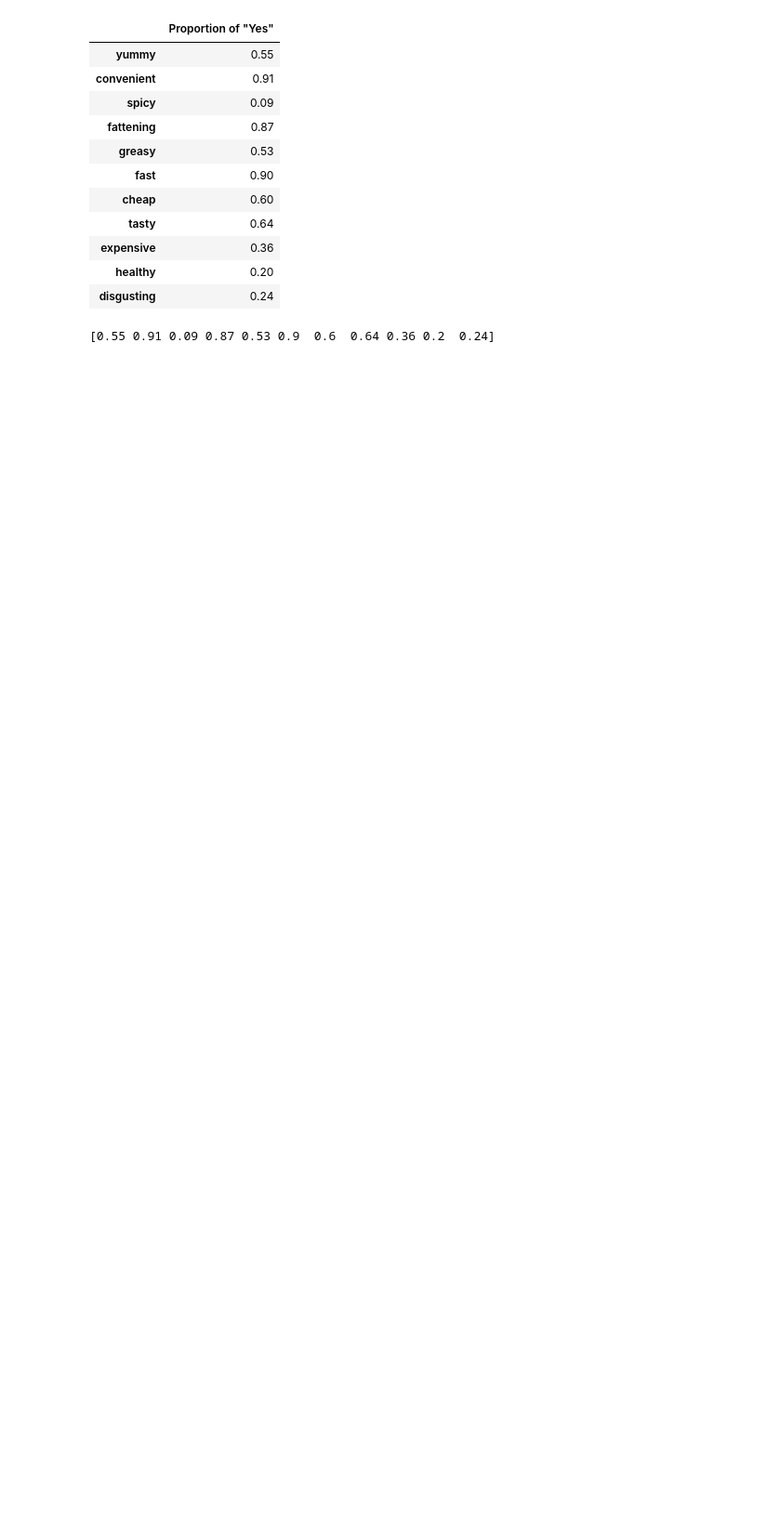
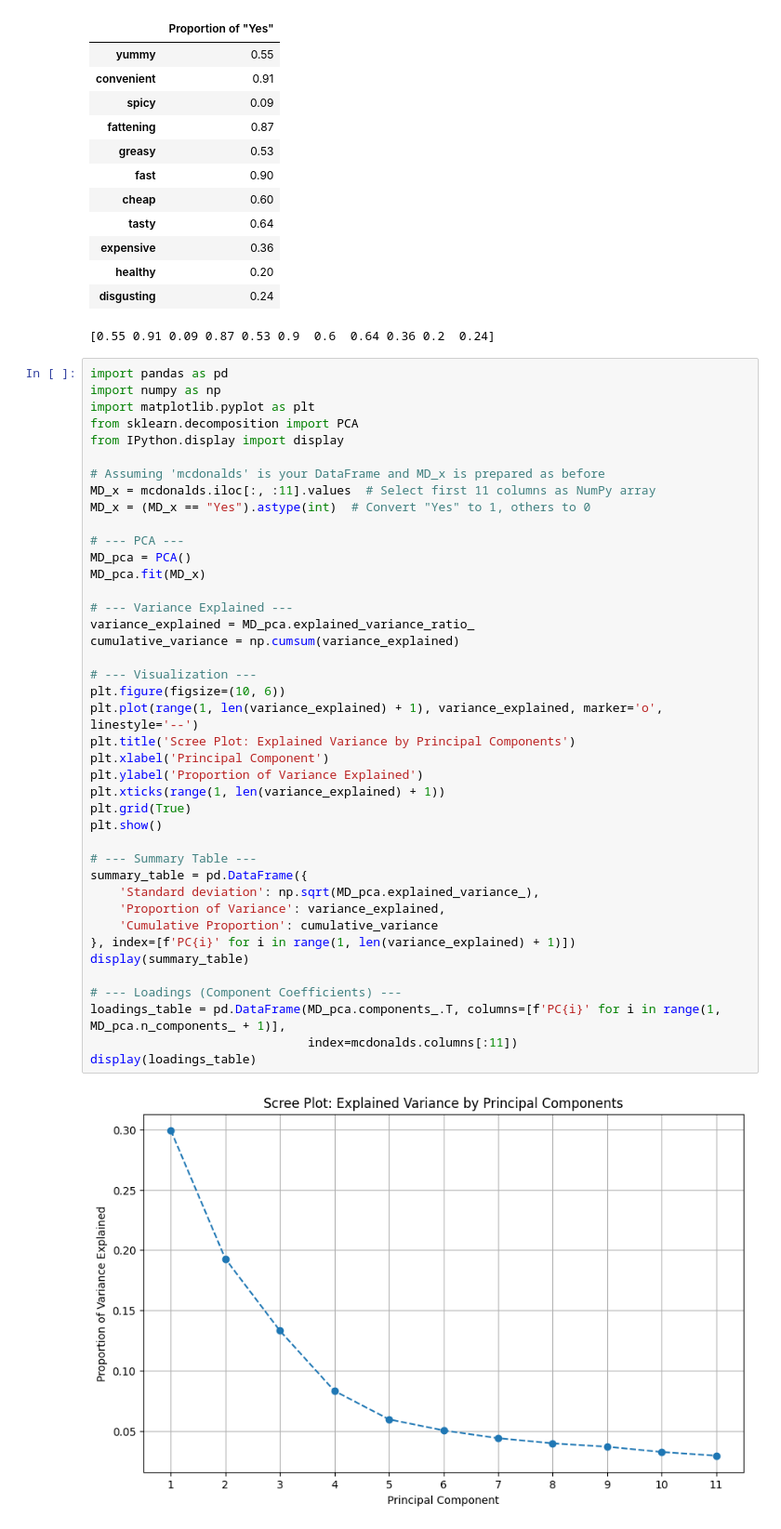
Before and after one commit to BadakalaYashwanth/Clustering-Projects, a Jupyter notebook: clustering_project.ipynb, the cells around one changed output. Shown at 93% size. Saved outputs shown, nothing was run; the diff lists cells and outputs as text; blank space fills up the shorter version.

```diff
--- a/clustering_project.ipynb
+++ b/clustering_project.ipynb
@@ -126,3 +126,46 @@ print(col_means)
 | healthy | 0.20 |
 | disgusting | 0.24 |
 [0.55 0.91 0.09 0.87 0.53 0.9  0.6  0.64 0.36 0.2  0.24]
+# %%
+import pandas as pd
+import numpy as np
+import matplotlib.pyplot as plt
+from sklearn.decomposition import PCA
+from IPython.display import display
+
+# Assuming 'mcdonalds' is your DataFrame and MD_x is prepared as before
+MD_x = mcdonalds.iloc[:, :11].values  # Select first 11 columns as NumPy array
+MD_x = (MD_x == "Yes").astype(int)  # Convert "Yes" to 1, others to 0
+
+# --- PCA ---
+MD_pca = PCA()
+MD_pca.fit(MD_x)
+
+# --- Variance Explained ---
+variance_explained = MD_pca.explained_variance_ratio_
+cumulative_variance = np.cumsum(variance_explained)
+
+# --- Visualization ---
+plt.figure(figsize=(10, 6))
+plt.plot(range(1, len(variance_explained) + 1), variance_explained, marker='o', linestyle='--')
+plt.title('Scree Plot: Explained Variance by Principal Components')
+plt.xlabel('Principal Component')
+plt.ylabel('Proportion of Variance Explained')
+plt.xticks(range(1, len(variance_explained) + 1))
+plt.grid(True)
+plt.show()
+
+# --- Summary Table ---
+summary_table = pd.DataFrame({
+    'Standard deviation': np.sqrt(MD_pca.explained_variance_),
+    'Proportion of Variance': variance_explained,
+    'Cumulative Proportion': cumulative_variance
+}, index=[f'PC{i}' for i in range(1, len(variance_explained) + 1)])
+display(summary_table)
+
+# --- Loadings (Component Coefficients) ---
+loadings_table = pd.DataFrame(MD_pca.components_.T, columns=[f'PC{i}' for i in range(1, MD_pca.n_components_ + 1)],
+                              index=mcdonalds.columns[:11])
+display(loadings_table)
+# %% [output]
+[figure, added]
```
Also changed, not shown: parts of 5 cells of this notebook.
